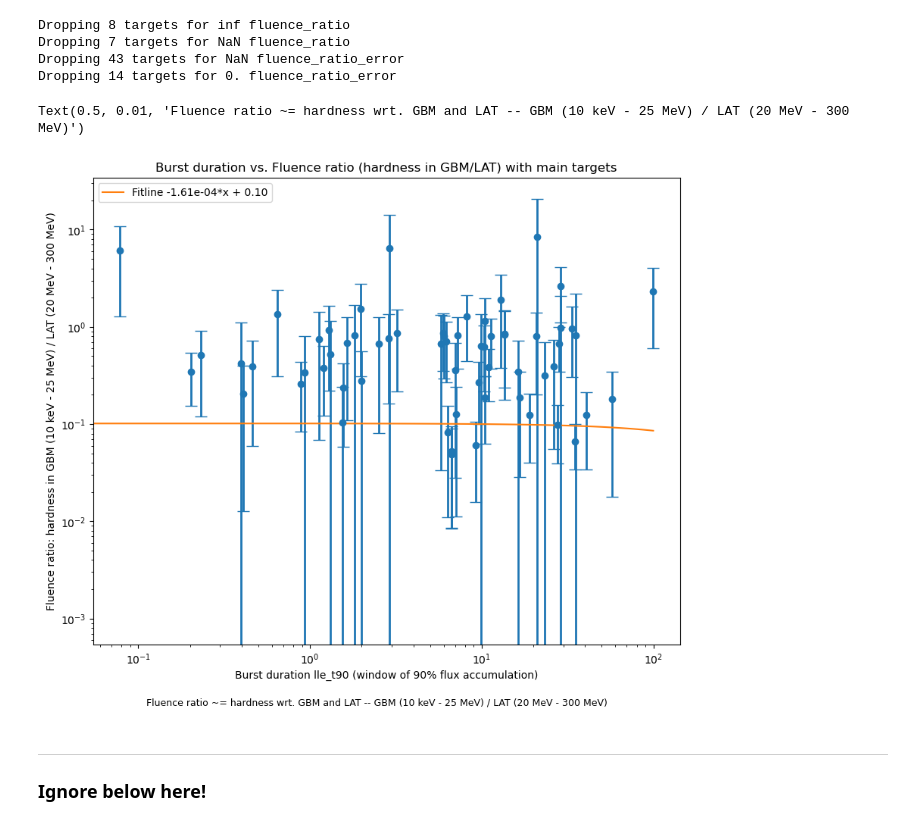
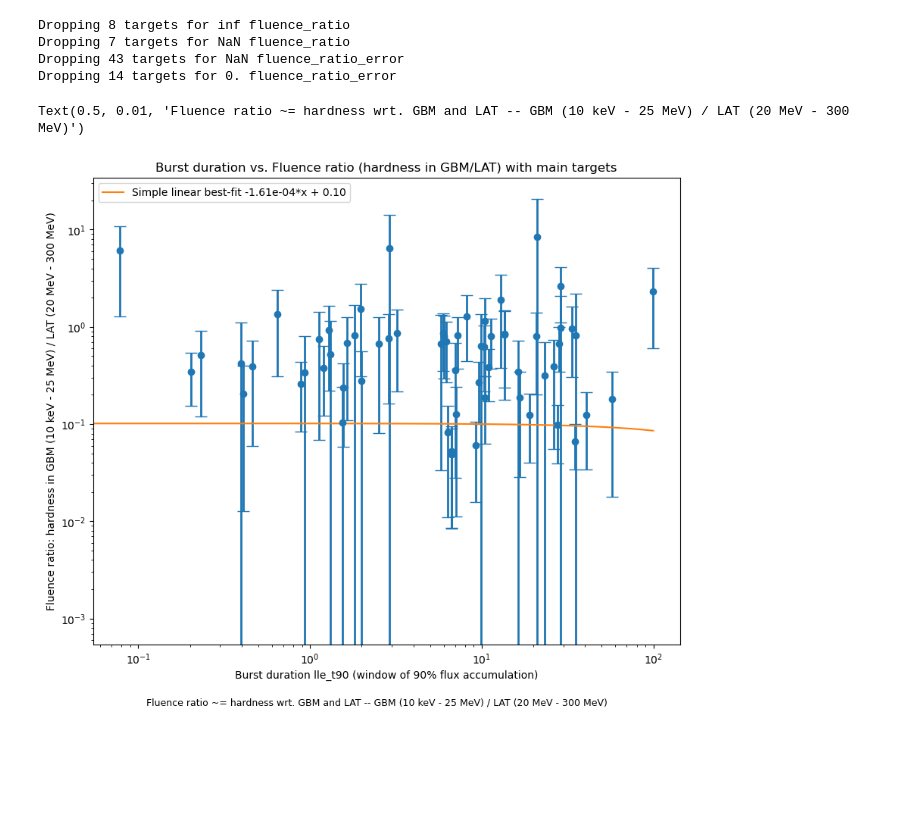
Before and after one commit to xboluna/Research, a Jupyter notebook: BHRad/GBM_Catalog_Searching/Exploring_possible_candidates.ipynb, the cells around one changed output. Saved outputs shown, nothing was run; the diff lists cells and outputs as text; code cells hidden in the pictures; blank space fills up the shorter version.

```diff
--- a/BHRad/GBM_Catalog_Searching/Exploring_possible_candidates.ipynb
+++ b/BHRad/GBM_Catalog_Searching/Exploring_possible_candidates.ipynb
@@ -48,5 +51,8 @@ targets['fluence_ratio_error'] = propagate_error(targets['like_gbm_fluence'],
                                                   targets['like_gbm_fluence_error'],
                                                   targets['like_lat_fluence_error'])
 
-targets.describe()
+# Generate time difference calculation
+targets['gbm-lat_time_difference'] = targets['like_gbm_t0'] - targets['like_lat_t0']
+
+targets.T.tail(5).T.describe()
 # %% [output]
@@ -97,37 +118,35 @@ Dropping 7 targets for NaN fluence_ratio
 Dropping 43 targets for NaN fluence_ratio_error
 Dropping 14 targets for 0. fluence_ratio_error
 # %%
-fit = np.polyfit(x = targets['lle_t90'], y = targets['fluence_ratio'],
-                 deg = 1, w = 1/targets['fluence_ratio_error'])
+result = np.polyfit(x = targets['lle_t90'], y = targets['fluence_ratio'],
+                 deg = 1, w = 1/targets['fluence_ratio_error'], full=True)
+fit = result[0]
 
 fig, ax = plt.subplots()
 ax.errorbar(x = targets['lle_t90'], y=targets['fluence_ratio'],
             yerr = targets['fluence_ratio_error'], fmt = 'o', linewidth = 2, capsize = 6)
 ax.set_xlabel('Burst duration lle_t90 (window of 90% flux accumulation)')
 ax.set_ylabel('Fluence ratio: hardness in GBM (10 keV - 25 MeV) / LAT (20 MeV - 300 MeV)')
 fig.set_figwidth(10)
 fig.set_figheight(8)
 ax.set_title('Burst duration vs. Fluence ratio (hardness in GBM/LAT) with main targets')
 #ax.set_xscale('log')
 
 stats = targets['lle_t90'].describe()
 
 time_domain = np.linspace(stats['min'], stats['max'], 100)
 
 ax.plot(time_domain, time_domain*fit[0] + fit[1]
-        , '-', label = 'Fitline %.2e*x + %.2f'%(fit[0], fit[1]))
+        , '-', label = 'Simple linear best-fit %.2e*x + %.2f'%(fit[0], fit[1]))
 ax.set_xscale('log')
 ax.set_yscale('log')
 ax.legend()
 
 plt.figtext(0.5, 0.01,
             'Fluence ratio ~= hardness wrt. GBM and LAT -- GBM (10 keV - 25 MeV) / LAT (20 MeV - 300 MeV)',
             horizontalalignment='center', fontsize=9)
 # %% [output]
 Text(0.5, 0.01, 'Fluence ratio ~= hardness wrt. GBM and LAT -- GBM (10 keV - 25 MeV) / LAT (20 MeV - 300 MeV)')
-[figure, old version]
+[figure, new version]
 # %%
 fig.savefig('Burst_duration_vs_hardness.png')
-# %% [markdown]
--------
-### Ignore below here!
```
Also changed, not shown: parts of 8 cells of this notebook, 7 other files.
